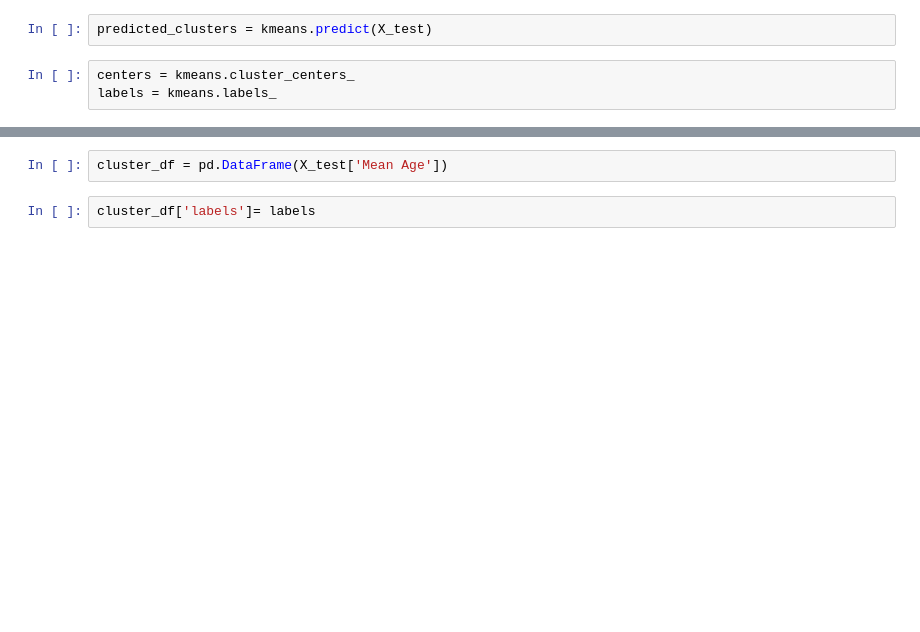
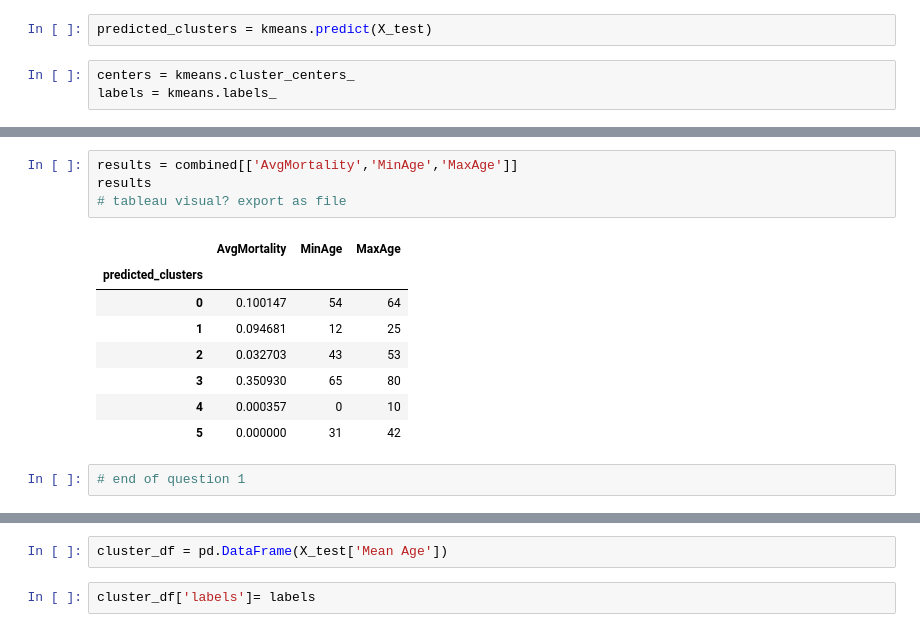
Before and after one commit to stellakk75/COVID-19RiskCalc, a Jupyter notebook: MachineLearningQ1.ipynb, the cells around one changed output, grey strips where cells are left out. Cells and saved outputs as stored; diff of their text form; blank space fills up the shorter version.

```diff
--- a/MachineLearningQ1.ipynb
+++ b/MachineLearningQ1.ipynb
@@ -64,0 +185,15 @@ plt.scatter(X_test, y_test, c = labels, cmap='viridis')
+# %%
+results = combined[['AvgMortality','MinAge','MaxAge']]
+results
+# tableau visual? export as file
+# %% [output]
+|  | AvgMortality | MinAge | MaxAge |
+| predicted_clusters |  |  |  |
+| 0 | 0.100147 | 54 | 64 |
+| 1 | 0.094681 | 12 | 25 |
+| 2 | 0.032703 | 43 | 53 |
+| 3 | 0.350930 | 65 | 80 |
+| 4 | 0.000357 | 0 | 10 |
+| 5 | 0.000000 | 31 | 42 |
+# %%
+# end of question 1
```
Also changed, not shown: parts of 32 cells of this notebook, 14 other files.
